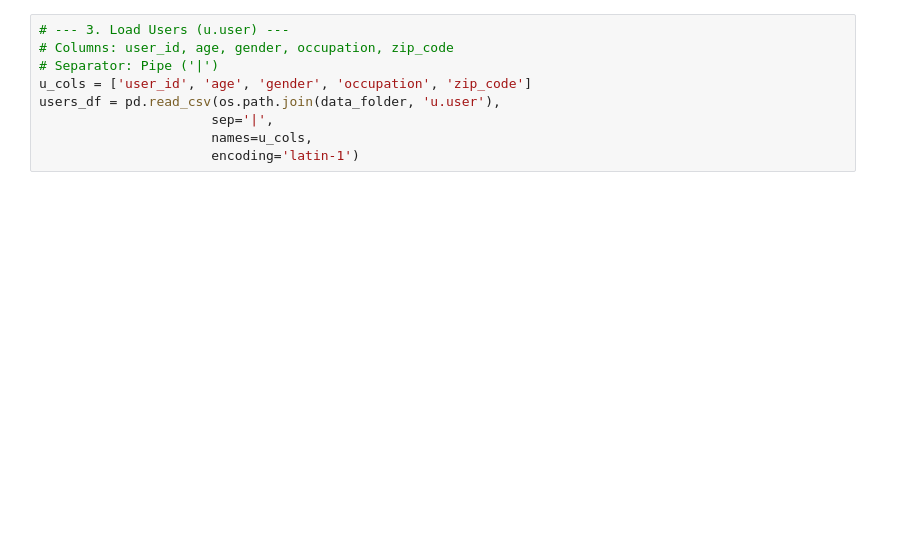
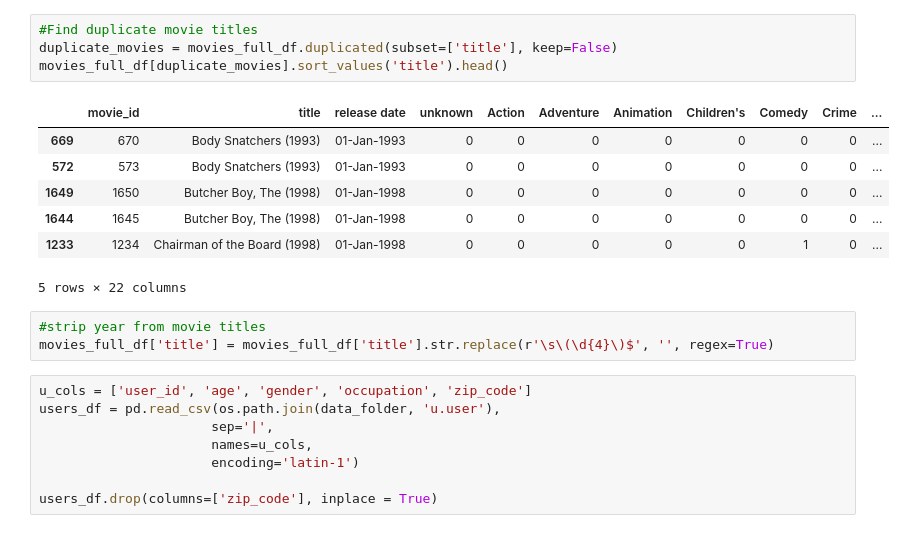
Before and after one commit to MrMinton/MovieLens100K, a Jupyter notebook: movielens_analysis.ipynb, the cells around one changed output. Saved outputs shown, nothing was run; the diff lists cells and outputs as text; blank space fills up the shorter version.

```diff
--- a/movielens_analysis.ipynb
+++ b/movielens_analysis.ipynb
@@ -77,9 +86,23 @@ print(movies_full_df.head(1))
+# %%
+#Find duplicate movie titles
+duplicate_movies = movies_full_df.duplicated(subset=['title'], keep=False)
+movies_full_df[duplicate_movies].sort_values('title').head()
+# %% [output]
+|  | movie_id | title | release date | unknown | Action | Adventure | Animation | Children's | Comedy | Crime | ... |
+| 669 | 670 | Body Snatchers (1993) | 01-Jan-1993 | 0 | 0 | 0 | 0 | 0 | 0 | 0 | ... |
+| 572 | 573 | Body Snatchers (1993) | 01-Jan-1993 | 0 | 0 | 0 | 0 | 0 | 0 | 0 | ... |
+| 1649 | 1650 | Butcher Boy, The (1998) | 01-Jan-1998 | 0 | 0 | 0 | 0 | 0 | 0 | 0 | ... |
+| 1644 | 1645 | Butcher Boy, The (1998) | 01-Jan-1998 | 0 | 0 | 0 | 0 | 0 | 0 | 0 | ... |
+| 1233 | 1234 | Chairman of the Board (1998) | 01-Jan-1998 | 0 | 0 | 0 | 0 | 0 | 1 | 0 | ... |
+5 rows × 22 columns
+# %%
+#strip year from movie titles
+movies_full_df['title'] = movies_full_df['title'].str.replace(r'\s\(\d{4}\)$', '', regex=True)
 # %%
-# --- 3. Load Users (u.user) ---
-# Columns: user_id, age, gender, occupation, zip_code
-# Separator: Pipe ('|')
 u_cols = ['user_id', 'age', 'gender', 'occupation', 'zip_code']
 users_df = pd.read_csv(os.path.join(data_folder, 'u.user'),
                       sep='|',
                       names=u_cols,
                       encoding='latin-1')
+
+users_df.drop(columns=['zip_code'], inplace = True)
```
Also changed, not shown: parts of 43 cells of this notebook, 1 other file.
